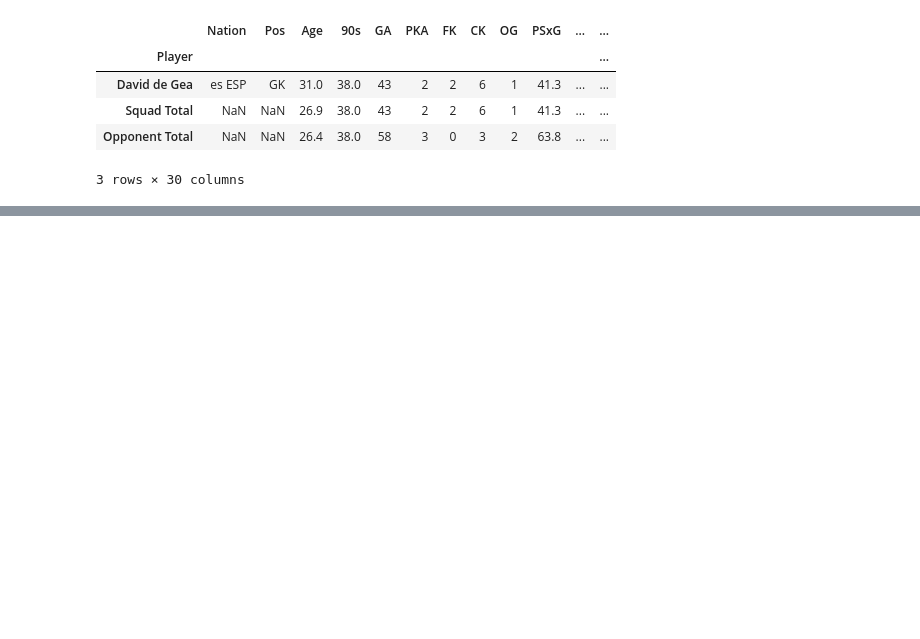
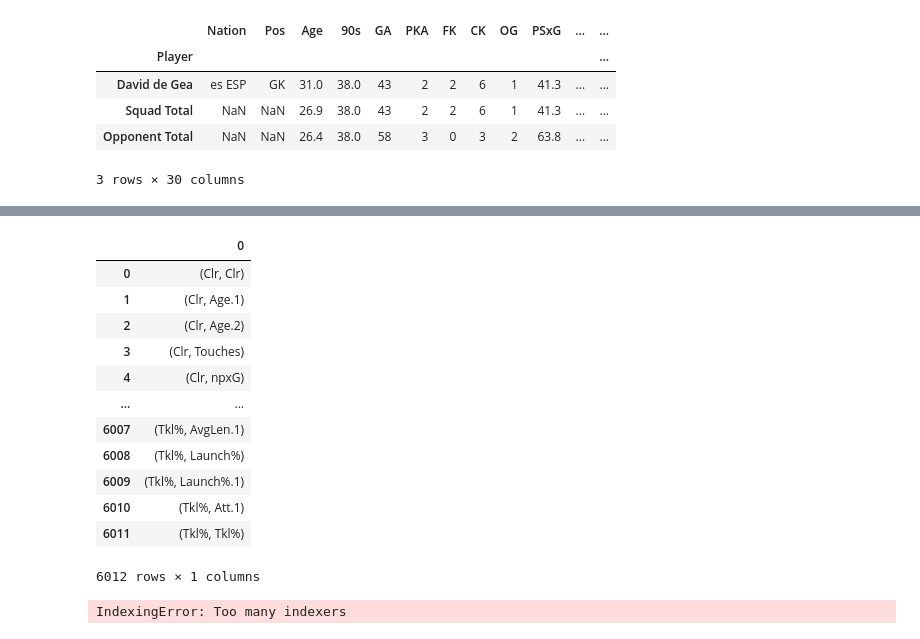
Before and after one commit to Yashuchirag/team_pressing_project, a Jupyter notebook: Viveka_scraping_test_file.ipynb, the cells around one changed output, grey strips where cells are left out. Saved outputs shown, nothing was run; the diff lists cells and outputs as text; code cells hidden in the pictures; blank space fills up the shorter version.

```diff
--- a/Viveka_scraping_test_file.ipynb
+++ b/Viveka_scraping_test_file.ipynb
@@ -187,0 +162,19 @@ Opponent Total          221.0  590.0  417.0  16240.0  1717.0      NaN
+# %%
+correlated_features_df = correlated_features.stack().index
+correlated_features_df=pd.DataFrame(correlated_features_df)
+
+correlated_features_df
+# %% [output]
+|  | 0 |
+| 0 | (Clr, Clr) |
+| 1 | (Clr, Age.1) |
+| 2 | (Clr, Age.2) |
+| 3 | (Clr, Touches) |
+| 4 | (Clr, npxG) |
+| ... | ... |
+| 6007 | (Tkl%, AvgLen.1) |
+| 6008 | (Tkl%, Launch%) |
+| 6009 | (Tkl%, Launch%.1) |
+| 6010 | (Tkl%, Att.1) |
+| 6011 | (Tkl%, Tkl%) |
+6012 rows × 1 columns
@@ -187,0 +188,4 @@ Opponent Total          221.0  590.0  417.0  16240.0  1717.0      NaN
+# %%
+correlated_features_df[0].loc[:,0]
+# %% [output]
+IndexingError: Too many indexers
```
Also changed, not shown: parts of 16 cells of this notebook, 12 other files.
